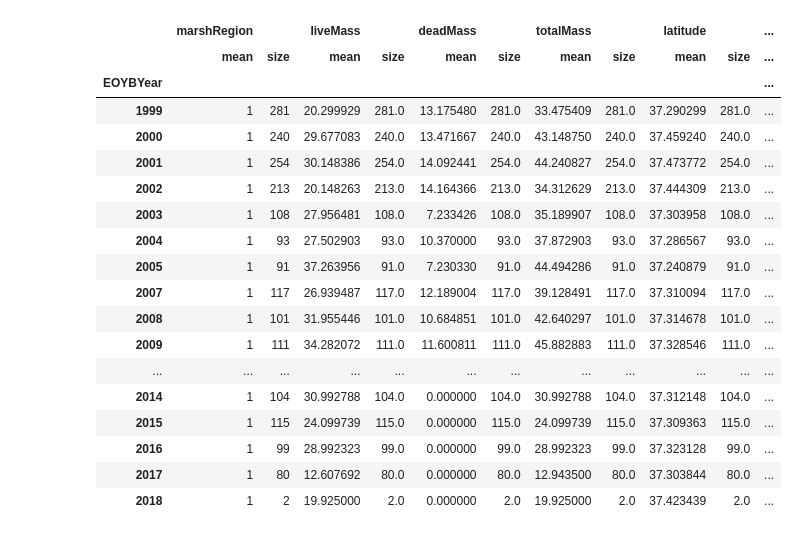
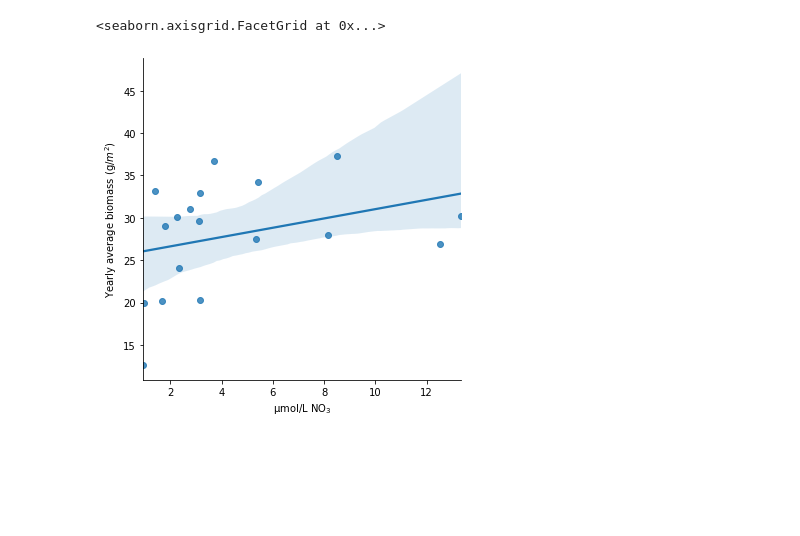
Before and after one commit to asajulien/PhD, a Jupyter notebook: Jupyter/Data exploration.ipynb, the cells around one changed output. Saved outputs shown, nothing was run; the diff lists cells and outputs as text; code cells hidden in the pictures; blank space fills up the shorter version.

Commit message:
GEE data work

```diff
--- a/Jupyter/Data exploration.ipynb
+++ b/Jupyter/Data exploration.ipynb
@@ -38,2 +29,5 @@ df
 # %%
-df_wq
+df_wq['Year'] = pd.DatetimeIndex(df_wq['measureDate']).year
+new_dfwq = df_wq.groupby('Year', as_index = False).mean()
+no3 = new_dfwq[['Year', 'no3_no2']]
+no3 = no3[no3['no3_no2'] < 80] #removed one year where there appears to be a massive outlier
@@ -54,26 +34,22 @@ df_wq
 # %%
-#summary statistics
-df_means = df.groupby('EOYBYear').mean()
+##summary statistics
+df_means = df.groupby('EOYBYear', as_index = False).mean()
 df_sem = df.groupby('EOYBYear').sem()
-df.groupby('EOYBYear').aggregate([np.mean, np.size])
-#df_means #'average lat/long' may be useless - check study areas. Some of these are just out in the ocean!
+
+df_means['Year'] = df_means['EOYBYear']
+#df.groupby('EOYBYear').aggregate([np.mean, np.size])
+df_means ##'average lat/long' useless
+
+list(df_means)
+mn_mass = df_means[['Year', 'liveMass']]
+mn_mass
+xxx = pd.merge(mn_mass, no3, on='Year')
+xxx
+
+g = sns.lmplot(x = 'no3_no2', y = 'liveMass', ci = 95, data = xxx)
+g.set_axis_labels("µmol/L NO$_3$", "Yearly average biomass (g/$m^2$)")
+
+##nitrate/nitrite units: micromols per Liter
 # %% [output]
-|  | marshRegion |  | liveMass |  | deadMass |  | totalMass |  | latitude |  | ... |
-|  | mean | size | mean | size | mean | size | mean | size | mean | size | ... |
-| EOYBYear |  |  |  |  |  |  |  |  |  |  | ... |
-| 1999 | 1 | 281 | 20.299929 | 281.0 | 13.175480 | 281.0 | 33.475409 | 281.0 | 37.290299 | 281.0 | ... |
-| 2000 | 1 | 240 | 29.677083 | 240.0 | 13.471667 | 240.0 | 43.148750 | 240.0 | 37.459240 | 240.0 | ... |
-| 2001 | 1 | 254 | 30.148386 | 254.0 | 14.092441 | 254.0 | 44.240827 | 254.0 | 37.473772 | 254.0 | ... |
-| 2002 | 1 | 213 | 20.148263 | 213.0 | 14.164366 | 213.0 | 34.312629 | 213.0 | 37.444309 | 213.0 | ... |
-| 2003 | 1 | 108 | 27.956481 | 108.0 | 7.233426 | 108.0 | 35.189907 | 108.0 | 37.303958 | 108.0 | ... |
-| 2004 | 1 | 93 | 27.502903 | 93.0 | 10.370000 | 93.0 | 37.872903 | 93.0 | 37.286567 | 93.0 | ... |
-| 2005 | 1 | 91 | 37.263956 | 91.0 | 7.230330 | 91.0 | 44.494286 | 91.0 | 37.240879 | 91.0 | ... |
-| 2007 | 1 | 117 | 26.939487 | 117.0 | 12.189004 | 117.0 | 39.128491 | 117.0 | 37.310094 | 117.0 | ... |
-| 2008 | 1 | 101 | 31.955446 | 101.0 | 10.684851 | 101.0 | 42.640297 | 101.0 | 37.314678 | 101.0 | ... |
-| 2009 | 1 | 111 | 34.282072 | 111.0 | 11.600811 | 111.0 | 45.882883 | 111.0 | 37.328546 | 111.0 | ... |
-| ... | ... | ... | ... | ... | ... | ... | ... | ... | ... | ... | ... |
-| 2014 | 1 | 104 | 30.992788 | 104.0 | 0.000000 | 104.0 | 30.992788 | 104.0 | 37.312148 | 104.0 | ... |
-| 2015 | 1 | 115 | 24.099739 | 115.0 | 0.000000 | 115.0 | 24.099739 | 115.0 | 37.309363 | 115.0 | ... |
-| 2016 | 1 | 99 | 28.992323 | 99.0 | 0.000000 | 99.0 | 28.992323 | 99.0 | 37.323128 | 99.0 | ... |
-| 2017 | 1 | 80 | 12.607692 | 80.0 | 0.000000 | 80.0 | 12.943500 | 80.0 | 37.303844 | 80.0 | ... |
-| 2018 | 1 | 2 | 19.925000 | 2.0 | 0.000000 | 2.0 | 19.925000 | 2.0 | 37.423439 | 2.0 | ... |
+<seaborn.axisgrid.FacetGrid at 0x...>
+[figure, added]
```
Also changed, not shown: parts of 16 cells of this notebook, 2 other files.
